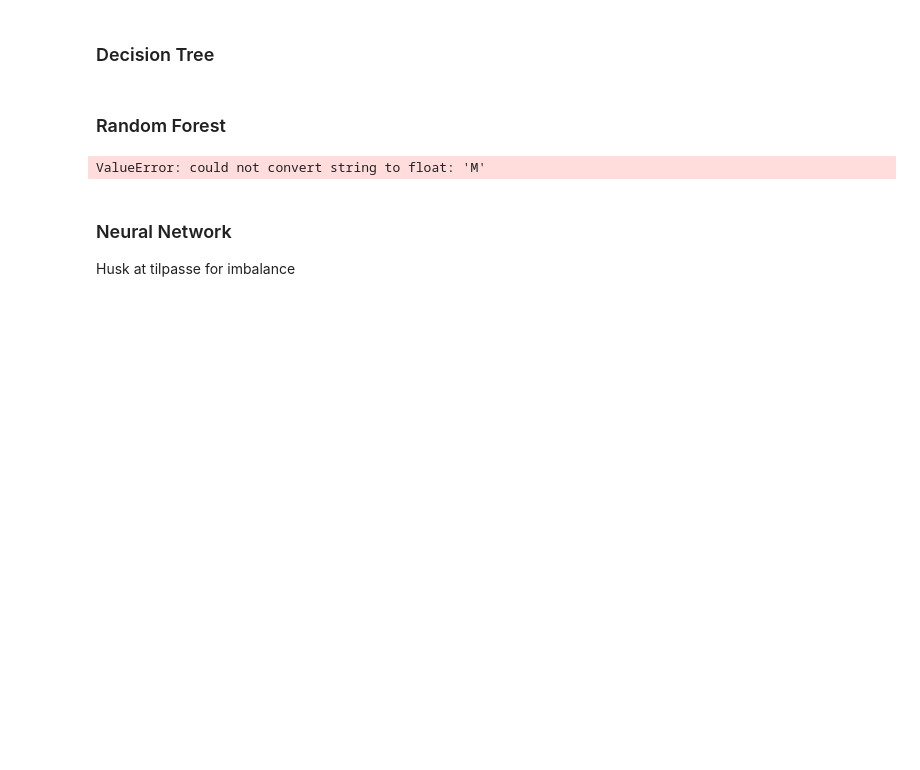
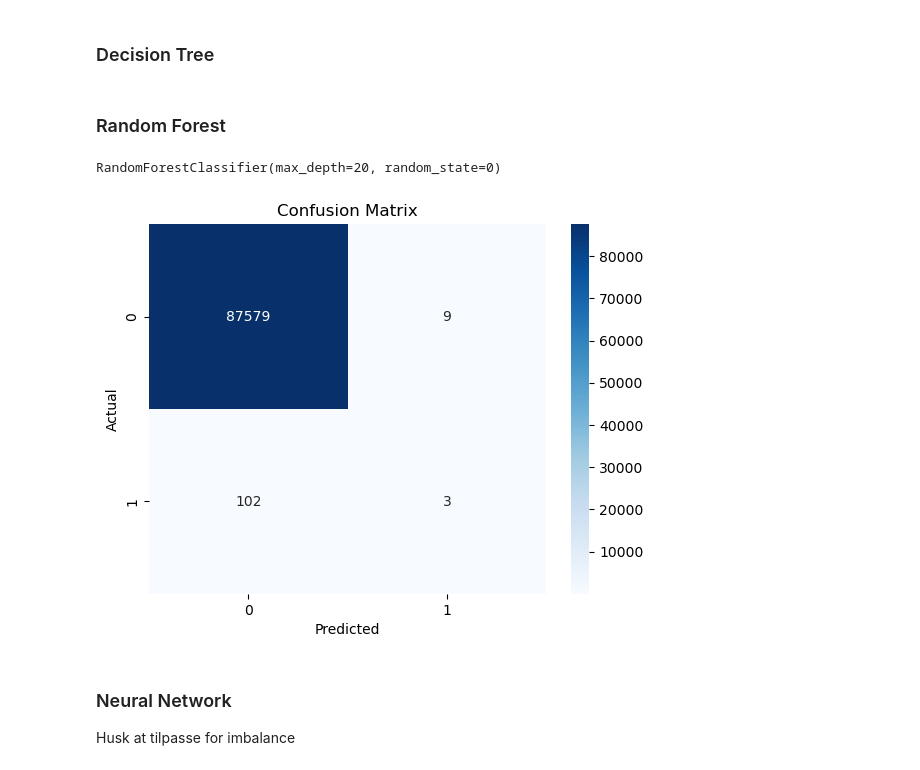
Before and after one commit to DataYankie/CreditCardApproval, a Jupyter notebook: CreditCardApproval.ipynb, the cells around one changed output. Cells and saved outputs as stored; diff of their text form; code cells hidden in the pictures; blank space fills up the shorter version.

Commit message:
Setup for Random Forest

```diff
--- a/CreditCardApproval.ipynb
+++ b/CreditCardApproval.ipynb
@@ -526,10 +527,22 @@ We will try out different kinds of algorithms to see, which one performs the bes
 # %%
 from sklearn.ensemble import RandomForestClassifier
 # %%
-clf = RandomForestClassifier(max_depth=2, random_state=0)
+clf = RandomForestClassifier(max_depth=20, random_state=0)
 clf.fit(X_train, Y_train)
 # %% [output]
-ValueError: could not convert string to float: 'M'
+RandomForestClassifier(max_depth=20, random_state=0)
+# %%
+clf_pred = clf.predict(X_test)
+# %%
+cm = confusion_matrix(Y_test, clf_pred)
+sns.heatmap(cm, annot=True, fmt='d', cmap='Blues')
+
+plt.xlabel('Predicted')
+plt.ylabel('Actual')
+plt.title('Confusion Matrix')
+plt.show()
+# %% [output]
+[figure, added]
 # %% [markdown]
 ### Neural Network
 Husk at tilpasse for imbalance
```
Also changed, not shown: parts of 2 cells of this notebook.
